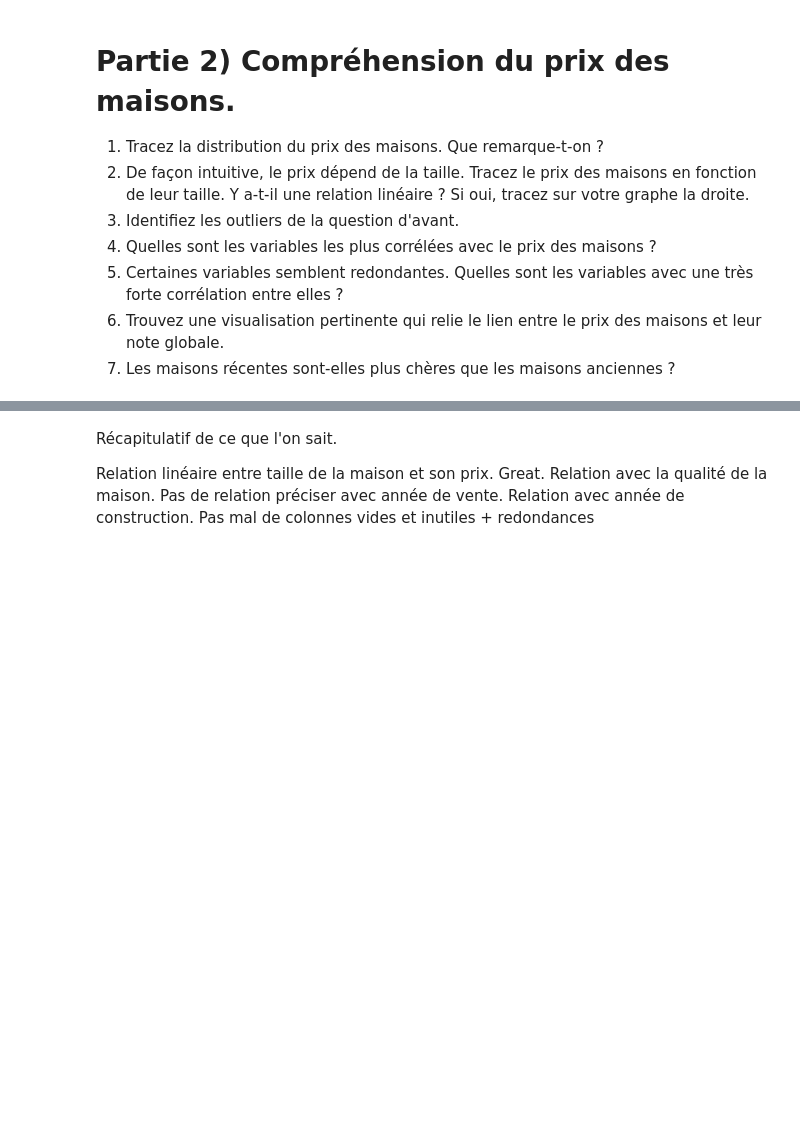
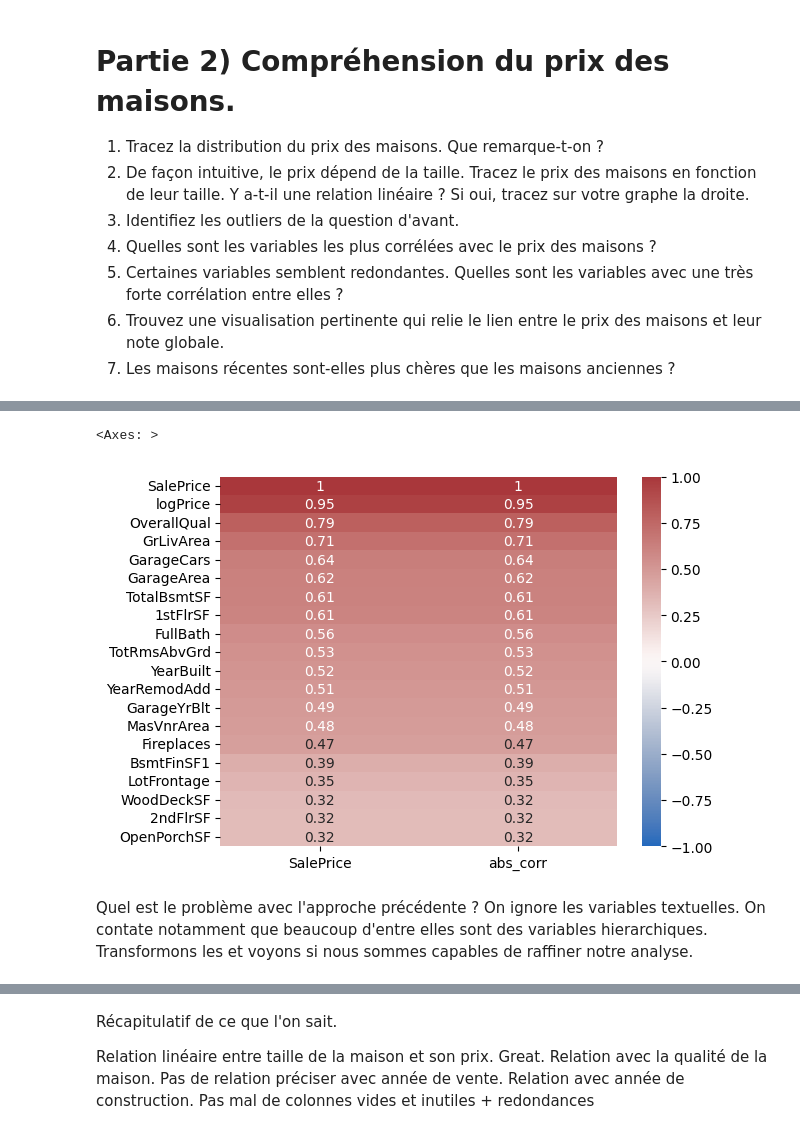
Before and after one commit to citrontruc/Exercice2HousePrice, a Jupyter notebook: Correction_house_analysis.ipynb, the cells around one changed output, grey strips where cells are left out. Drawn from its saved outputs; the diff is of its cells as text; code cells hidden in the pictures; blank space fills up the shorter version.

```diff
--- a/Correction_house_analysis.ipynb
+++ b/Correction_house_analysis.ipynb
@@ -67,0 +233,13 @@ print(f"On possède {len(list_col_identical)} colonnes avec 90 % des valeurs ide
+# %%
+# Question 4) Trouvons les variables les plus corrélées ?
+# On va calculer la matrice de corrélation et ensuite on classe par corrélation.
+# Note : on classe par valeur absolue parce que une corrélation négative est aussi importante qu'une corrélation positive.
+
+corr_val = train_house.corr(numeric_only=True)[["SalePrice"]]
+corr_val["abs_corr"] = corr_val["SalePrice"].apply(abs)
+sns.heatmap(corr_val.sort_values("abs_corr", ascending=False).head(20), annot=True, vmax=1, vmin=-1, center=0, cmap='vlag')
+# %% [output]
+<Axes: >
+[figure, added]
+# %% [markdown]
+Quel est le problème avec l'approche précédente ? On ignore les variables textuelles. On contate notamment que beaucoup d'entre elles sont des variables hierarchiques. Transformons les et voyons si nous sommes capables de raffiner notre analyse.
```
Also changed, not shown: parts of 30 cells of this notebook.
